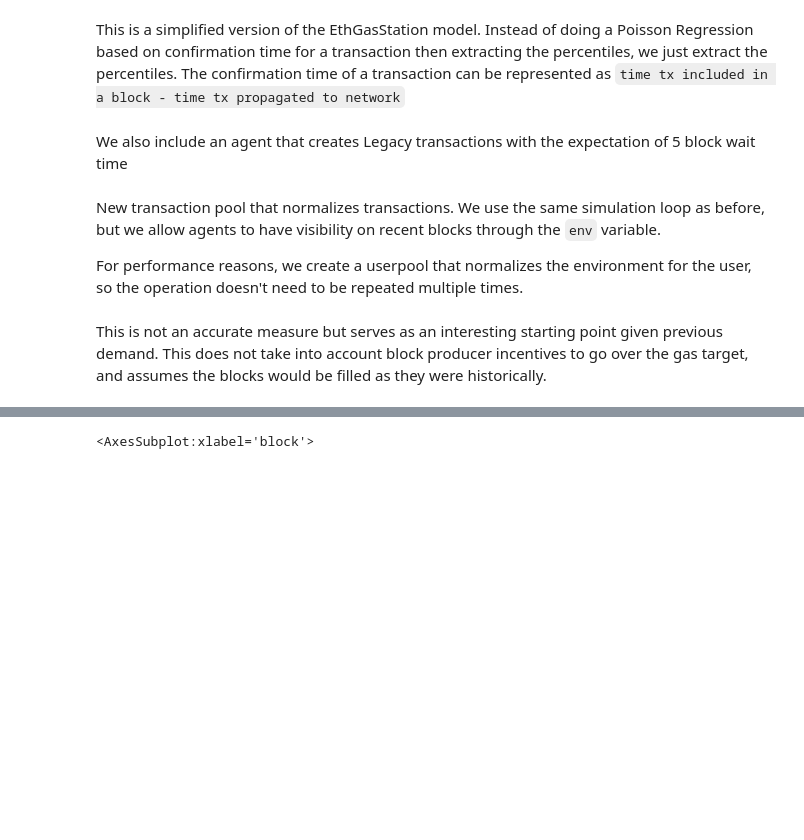
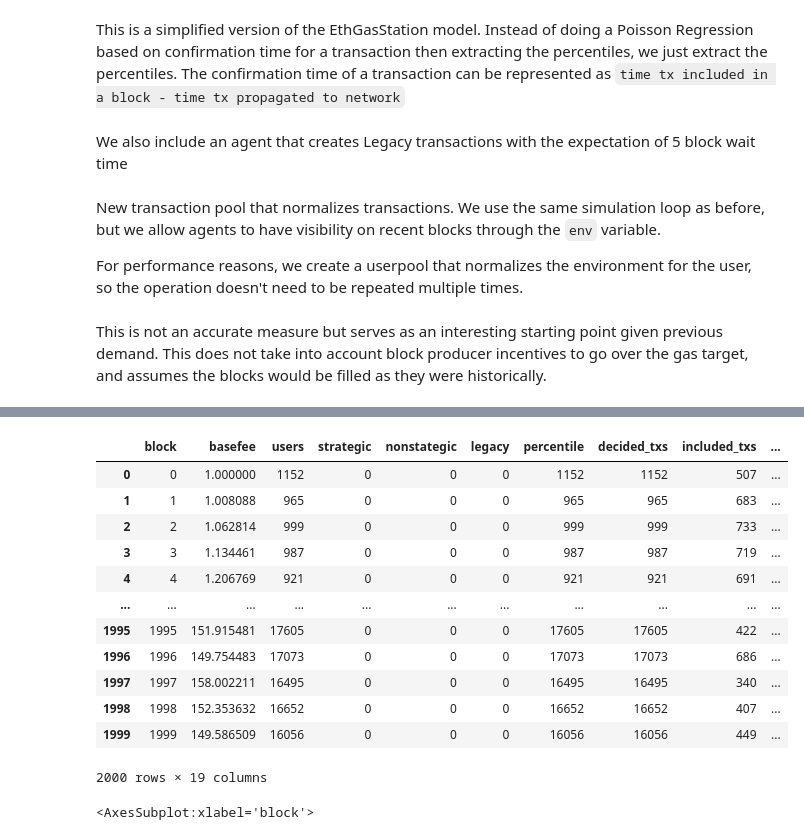
Before and after one commit to ethereum/abm1559, a Jupyter notebook: notebooks/Transition.ipynb, the cells around one changed output, grey strips where cells are left out. Cells and saved outputs as stored; diff of their text form; code cells hidden in the pictures; blank space fills up the shorter version.

```diff
--- a/notebooks/Transition.ipynb
+++ b/notebooks/Transition.ipynb
@@ -349,9 +322,7 @@ class MixedUserPool(UserPool):
         normalized_environment = normalize_environment(env)
         for user in users:
             self.users[user.pub_key] = user
-            if (isinstance(user, LegacyUser) or
-                isinstance(user, LegacyWeb3jsUser) or
-                isinstance(user, LegacyPercentileBidder)):
+            if (isinstance(user, LegacyUser) or isinstance(user, LegacyPercentileBidder)):
                 tx = user.transact(normalized_environment)
             else:
                 tx = user.transact(env)
@@ -359,6 +330,13 @@ class MixedUserPool(UserPool):
                 txs.append(tx)
 
         return txs
+# %%
+def get_market_price(users: Sequence[User], txs: Sequence[Transaction], env: dict, target: int) -> float:
+    values = sorted(
+        [user.value for user in users] + [tx.gas_price(env) for tx in txs],
+        key = lambda v: -v
+    )
+    return values[target] if target < len(values) else 0
 # %% [markdown]
 This is not an accurate measure but serves as an interesting starting point given previous demand. This does not take into account block producer incentives to go over the gas target, and assumes the blocks would be filled as they were historically.
 # %%
@@ -456,8 +471,15 @@ def simulate(demand_scenario, shares_scenario):
 
     return (pd.DataFrame(metrics), user_pool, chain)
 # %%
-blocks = 1000
+blocks = 2000
 
+rng = np.random.default_rng(3)
 sigma = 0.05
 mu = 0.5 * sigma**2
-gbm = list(generate_gbm(2000, blocks, paths=1, mu=mu, sigma=sigma).flatten())
+gbm = list(generate_gbm(1000, blocks, paths=1, mu=mu, sigma=sigma, rng=rng).flatten())
+
+# Plot demand
+f = plt.figure()
+plt.title('Demand size over time', color='black')
+plt.plot(range(blocks), gbm)
+plt.show()
@@ -472,17 +488,30 @@ plt.show()
 # %%
-demand_scenario = [gbm[t] for t in range(700)]
+demand_scenario = [gbm[t] for t in range(2000)]
 
 shares_scenario = [{
-    StrategicUser: 0.25,
-    OptimisticUser: 0.25,
-    LegacyUser: 0.1,
-    LegacyWeb3jsUser: 0.1,
-    LegacyPercentileBidderSlow: 0.1,
-    LegacyPercentileBidderMedium: 0.1,
-    LegacyPercentileBidderFast: 0.1
+#     LegacyUser: 0.00,
+    LegacyPercentileBidderSlow: 0.55,
+    LegacyPercentileBidderMedium: 0.30,
+    LegacyPercentileBidderFast: 0.15
 } for t in range(blocks)]
 
 (df, user_pool, chain) = simulate(demand_scenario, shares_scenario)
+# %%
+df
+# %% [output]
+|  | block | basefee | users | strategic | nonstategic | legacy | percentile | decided_txs | included_txs | ... |
+| 0 | 0 | 1.000000 | 1152 | 0 | 0 | 0 | 1152 | 1152 | 507 | ... |
+| 1 | 1 | 1.008088 | 965 | 0 | 0 | 0 | 965 | 965 | 683 | ... |
+| 2 | 2 | 1.062814 | 999 | 0 | 0 | 0 | 999 | 999 | 733 | ... |
+| 3 | 3 | 1.134461 | 987 | 0 | 0 | 0 | 987 | 987 | 719 | ... |
+| 4 | 4 | 1.206769 | 921 | 0 | 0 | 0 | 921 | 921 | 691 | ... |
+| ... | ... | ... | ... | ... | ... | ... | ... | ... | ... | ... |
+| 1995 | 1995 | 151.915481 | 17605 | 0 | 0 | 0 | 17605 | 17605 | 422 | ... |
+| 1996 | 1996 | 149.754483 | 17073 | 0 | 0 | 0 | 17073 | 17073 | 686 | ... |
+| 1997 | 1997 | 158.002211 | 16495 | 0 | 0 | 0 | 16495 | 16495 | 340 | ... |
+| 1998 | 1998 | 152.353632 | 16652 | 0 | 0 | 0 | 16652 | 16652 | 407 | ... |
+| 1999 | 1999 | 149.586509 | 16056 | 0 | 0 | 0 | 16056 | 16056 | 449 | ... |
+2000 rows × 19 columns
 # %%
 df.plot("block", ["basefee"])
 # %% [output]
```
Also changed, not shown: parts of 21 cells of this notebook.
